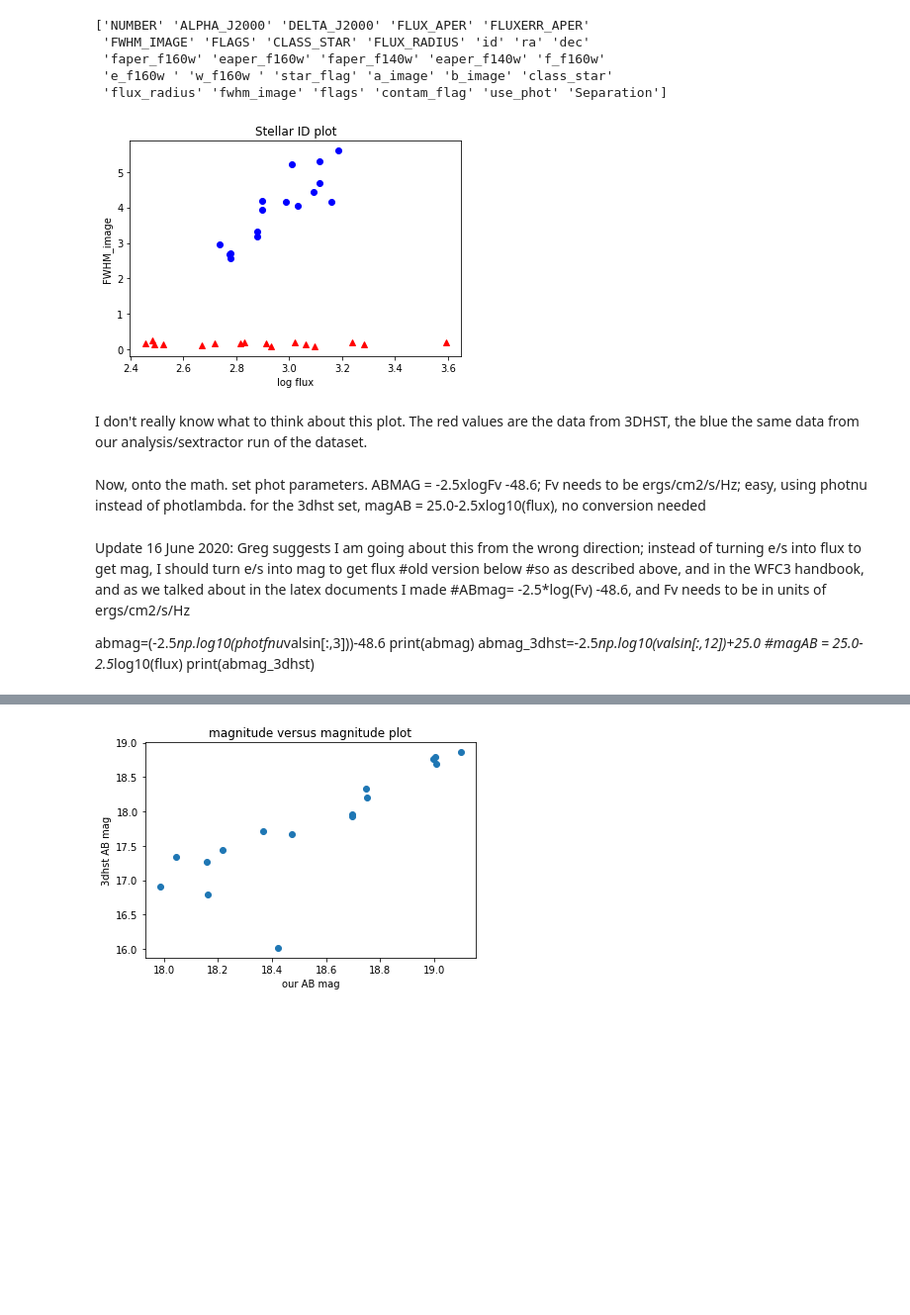
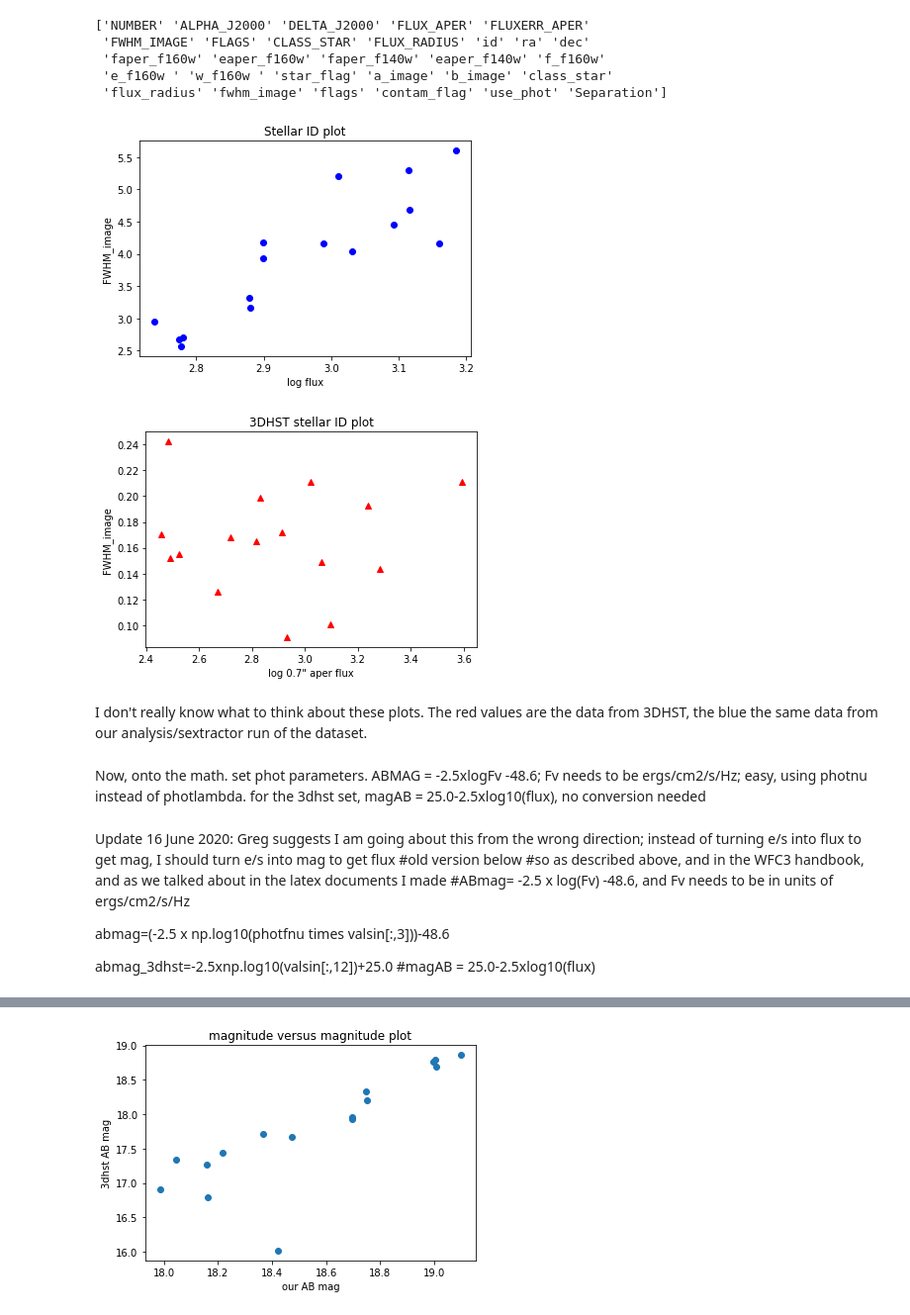
Before and after one commit to astroknots/database, a Jupyter notebook: Starmatching.ipynb, the cells around one changed output, grey strips where cells are left out. Shown at 99% size. Cells and saved outputs as stored; diff of their text form; code cells hidden in the pictures; blank space fills up the shorter version.

Commit message:
June 17 2020 further math and plot update to Starmatching

```diff
--- a/Starmatching.ipynb
+++ b/Starmatching.ipynb
@@ -34,31 +34,36 @@ print(colnames)
 # %%
 #column 3 is 'FLUX_APER' produced by running SE on the (trimmed) F160W band image of IRC0218 from Gabe's database
 #the aperture was set to 7.0 pixels, since the pixel scale is 0.1
 #logflux isn't quite magnitude but it should be proportional to it
 flux=valsin[:,3]
 flux_err=valsin[:,4]
 flux_3dhst=valsin[:,12]
 flux_err_3dhst=valsin[:,13]
 logflux=np.log10(valsin[:,3])
 
 fwhmim=valsin[:,5]
 #column 5 is the 'FWHM_IMAGE' produced running SE on the (trimmed) F160W band image of IRC0218 from Gabe's database
 
 plt.figure()
 plt.title('Stellar ID plot')
 plt.xlabel('log flux')
 plt.ylabel('FWHM_image')
 
 plt.plot(logflux,fwhmim,'bo')
+plt.show()
 
 #column 12 is the f_aperf160w value from the 3DHST catalog. This is the flux in the 0.7 arcsec aperture
 #column 23 is the 'FWHM_IMAGE' from the 3DHST catalog.
 plt.plot(np.log10(valsin[:,12]),valsin[:,23],'r^')
+plt.title('3DHST stellar ID plot')
+plt.xlabel('log 0.7" aper flux')
+plt.ylabel('FWHM_image')
 plt.show()
 # %% [output]
-[figure, old version]
+[figure, new version]
+[figure, added]
 # %% [markdown]
-I don't really know what to think about this plot. The red values are the data from 3DHST, the blue the same data from our analysis/sextractor run of the dataset.
+I don't really know what to think about these plots. The red values are the data from 3DHST, the blue the same data from our analysis/sextractor run of the dataset.
 # %% [markdown]
 Now, onto the math. set phot parameters. ABMAG = -2.5xlogFv -48.6; Fv needs to be ergs/cm2/s/Hz; easy, using photnu instead of photlambda. for the 3dhst set, magAB = 25.0-2.5xlog10(flux), no conversion needed
 # %%
@@ -71,13 +76,13 @@ photplam=15369.176
 Update 16 June 2020: Greg suggests I am going about this from the wrong direction; instead of turning e/s into flux to get mag, I should turn e/s into mag to get flux
 #old version below
 #so as described above, and in the WFC3 handbook, and as we talked about in the latex documents I made
-#ABmag= -2.5*log(Fv) -48.6, and Fv needs to be in units of ergs/cm2/s/Hz
+#ABmag= -2.5 x log(Fv) -48.6, and Fv needs to be in units of ergs/cm2/s/Hz
 
-abmag=(-2.5*np.log10(photfnu*valsin[:,3]))-48.6
-print(abmag)
-abmag_3dhst=-2.5*np.log10(valsin[:,12])+25.0
-#magAB = 25.0-2.5*log10(flux)
-print(abmag_3dhst)
+abmag=(-2.5 x np.log10(photfnu times valsin[:,3]))-48.6
+
+
+abmag_3dhst=-2.5xnp.log10(valsin[:,12])+25.0
+#magAB = 25.0-2.5xlog10(flux)
 # %%
 #new version here
 abmag_zpt= -2.5*np.log10(photflam) -21.10 -5.0*np.log10(photplam) +18.692
```
Also changed, not shown: parts of 2 cells of this notebook.
